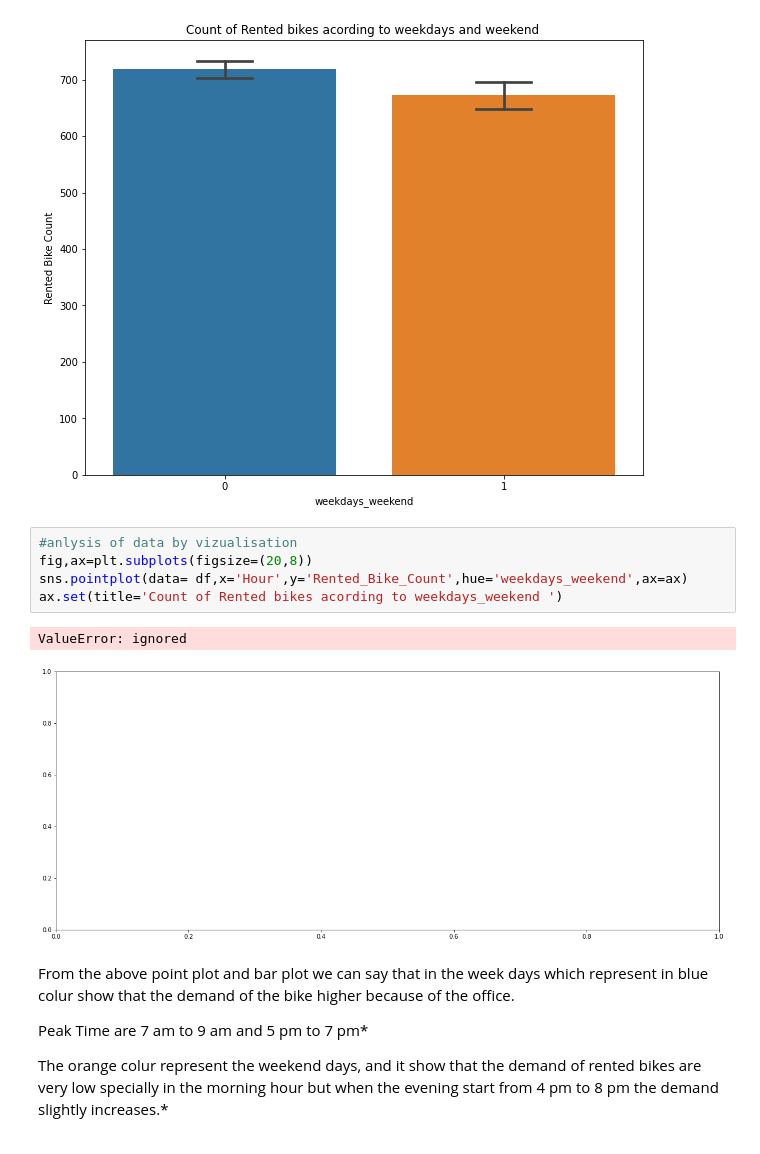
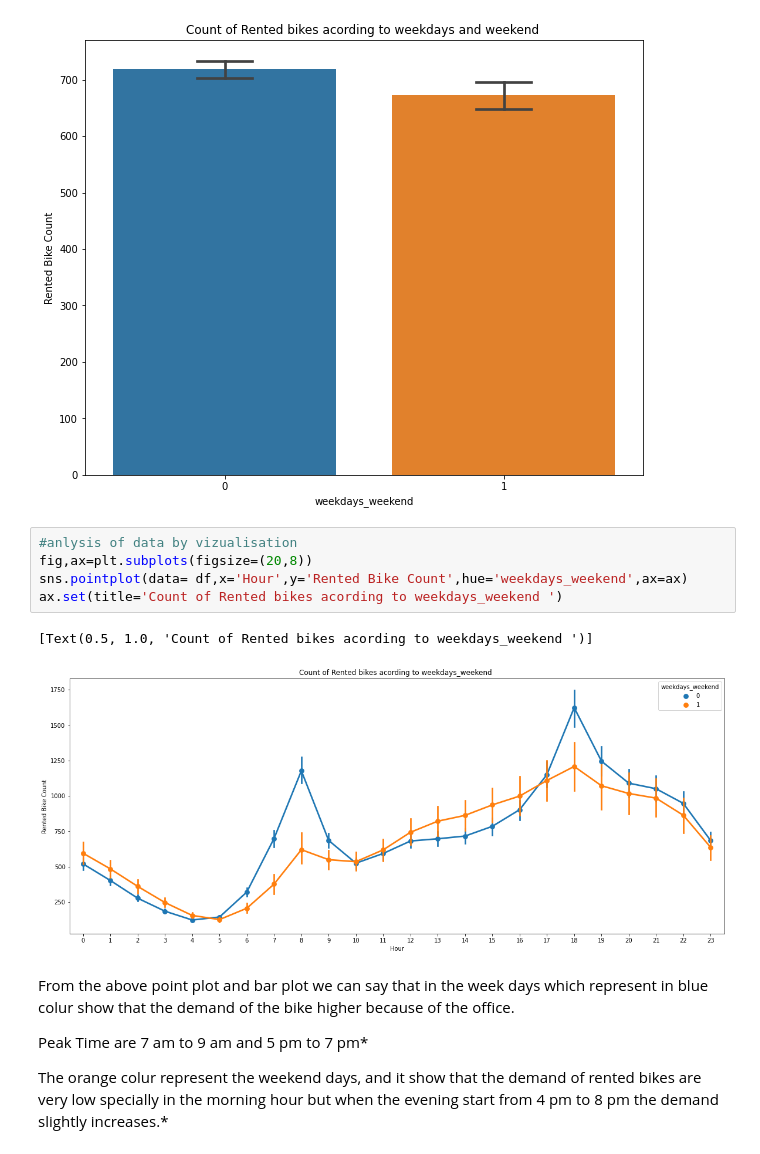
Before and after one commit to SomyaH99/Bike-Sharing-Demand-Prediction-, a Jupyter notebook: bike_sharing_demand_prediction.ipynb, the cells around one changed output. Saved outputs shown, nothing was run; the diff lists cells and outputs as text.

```diff
--- a/bike_sharing_demand_prediction.ipynb
+++ b/bike_sharing_demand_prediction.ipynb
@@ -437,11 +437,11 @@ ax.set(title='Count of Rented bikes acording to weekdays and weekend ')
 # %%
 #anlysis of data by vizualisation
 fig,ax=plt.subplots(figsize=(20,8))
-sns.pointplot(data= df,x='Hour',y='Rented_Bike_Count',hue='weekdays_weekend',ax=ax)
+sns.pointplot(data= df,x='Hour',y='Rented Bike Count',hue='weekdays_weekend',ax=ax)
 ax.set(title='Count of Rented bikes acording to weekdays_weekend ')
 # %% [output]
-ValueError: ignored
+[Text(0.5, 1.0, 'Count of Rented bikes acording to weekdays_weekend ')]
-[figure, old version]
+[figure, new version]
 # %% [markdown]
 From the above point plot and bar plot we can say that in the week days which represent in blue colur show that the demand of the bike higher because of the office.
 
```
